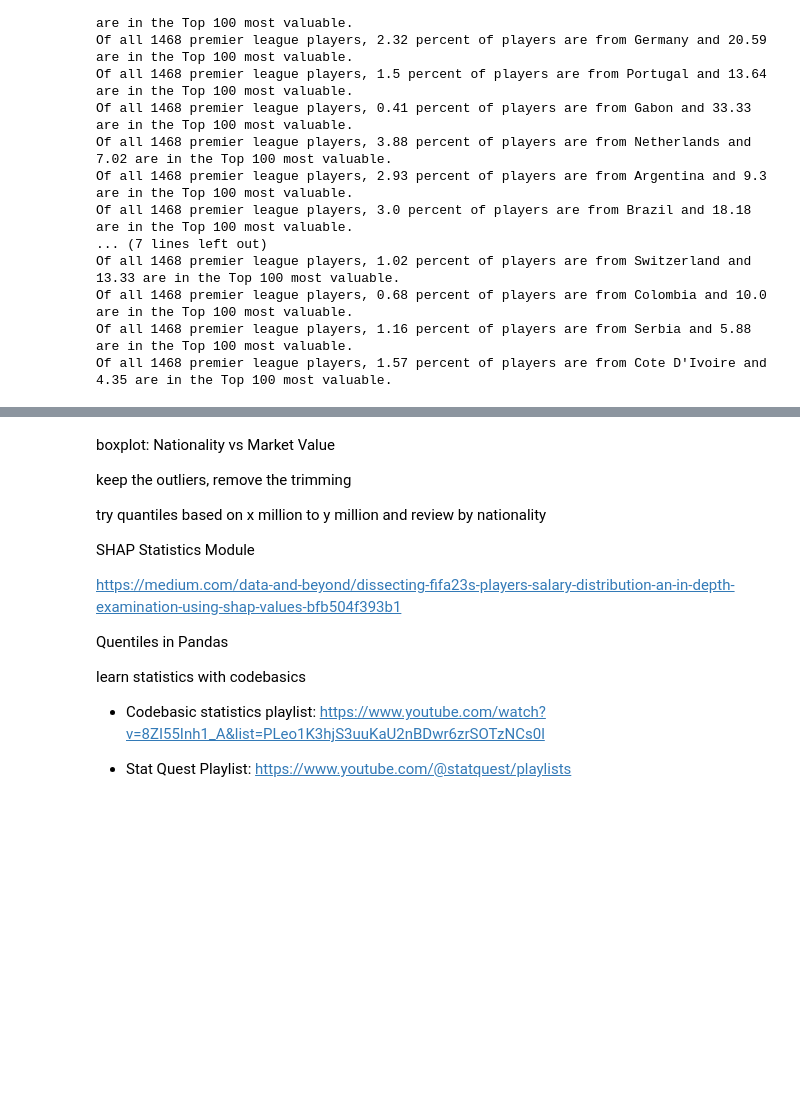
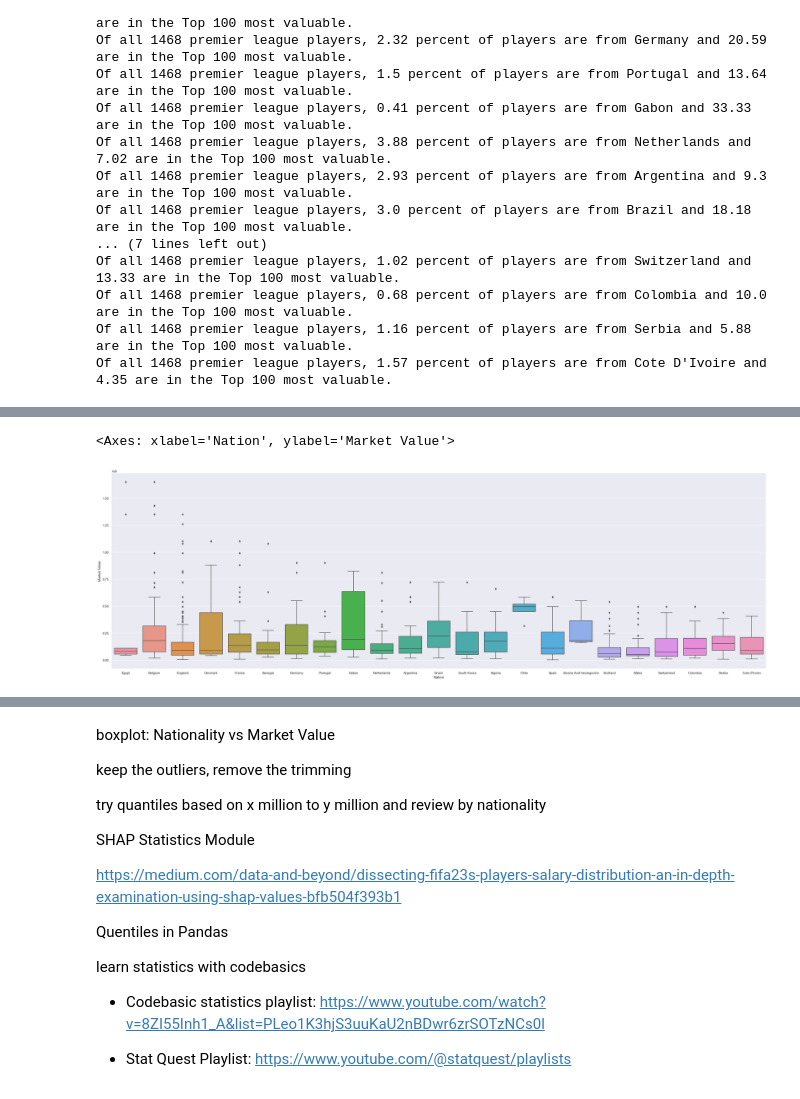
Before and after one commit to ascrivs/expert-octo-eureka, a Jupyter notebook: eda.ipynb, the cells around one changed output, grey strips where cells are left out. Drawn from its saved outputs; the diff is of its cells as text; code cells hidden in the pictures; blank space fills up the shorter version.

```diff
--- a/eda.ipynb
+++ b/eda.ipynb
@@ -261,0 +264,9 @@ sbn.heatmap(def_df.corr(),vmin=-1,vmax=1,square=True,annot=True)
+# %%
+top_nation_keys = [k for k in top_nations.keys()]
+
+top_paid_nation_counts = highest_value[highest_value["Nation"].isin(top_nation_keys)]
+
+sbn.boxplot(top_paid_nation_counts, x='Nation', y='Market Value')
+# %% [output]
+<Axes: xlabel='Nation', ylabel='Market Value'>
+[figure, added]
```
Also changed, not shown: parts of 5 cells of this notebook.
